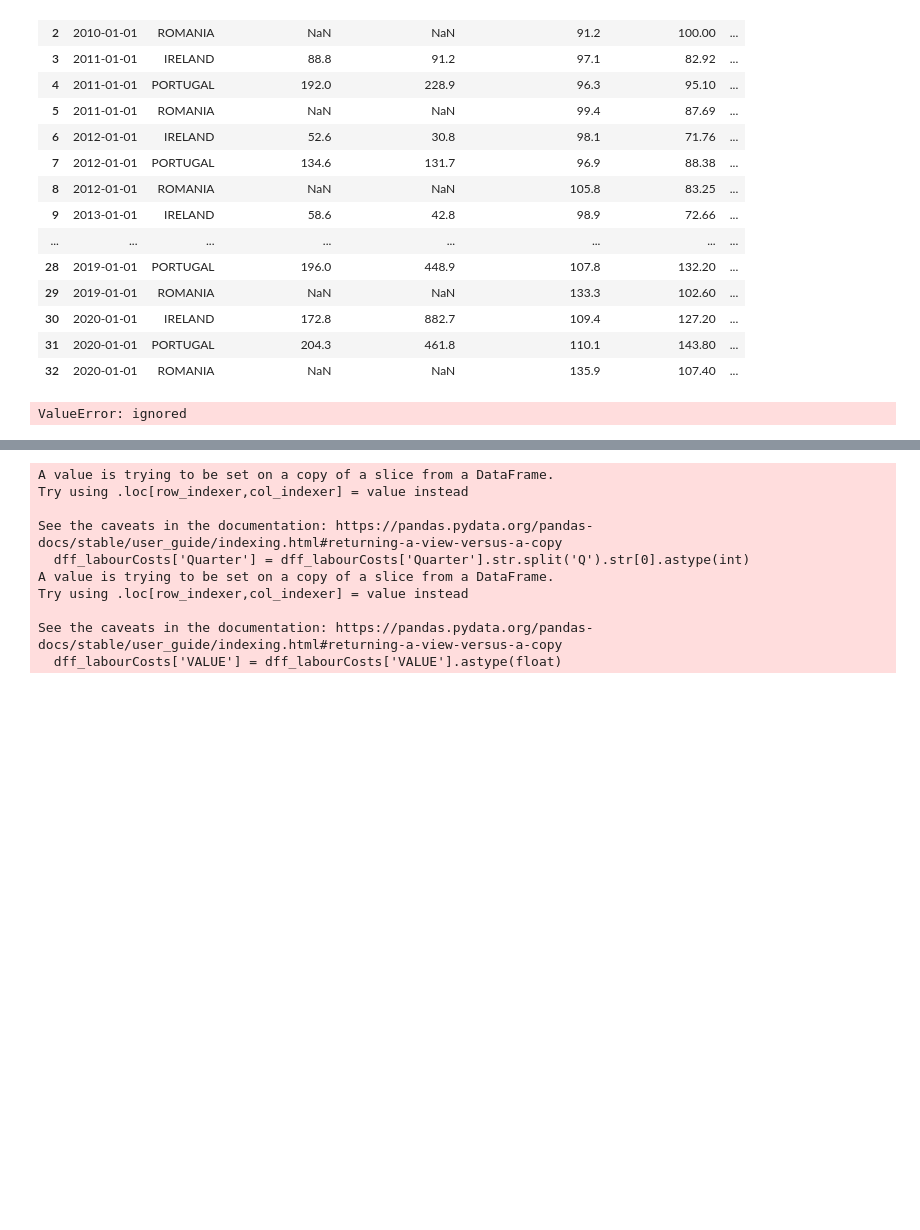
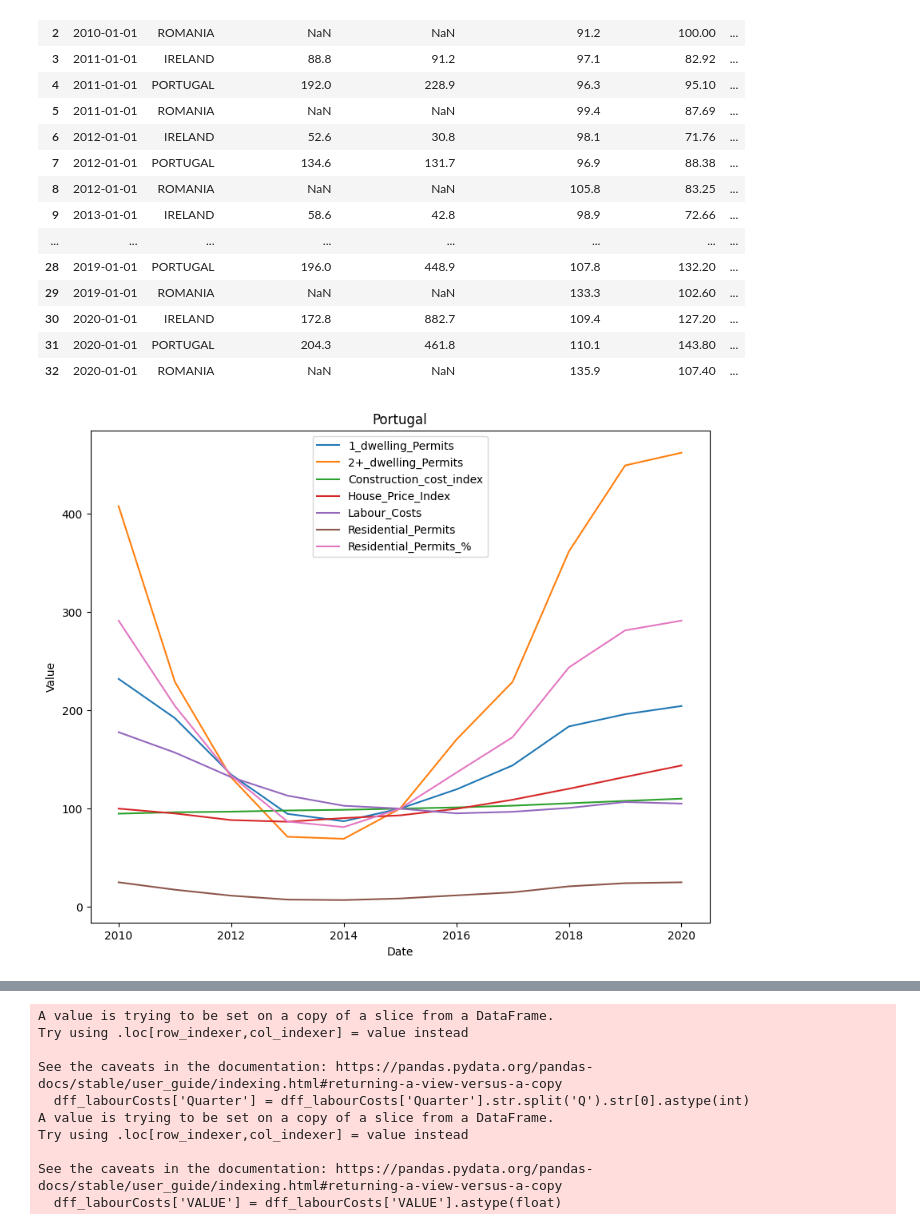
Before and after one commit to sbs23003/CA-Contstruction-Industry, a Jupyter notebook: statistics.ipynb, the cells around one changed output, grey strips where cells are left out. Saved outputs shown, nothing was run; the diff lists cells and outputs as text; code cells hidden in the pictures; blank space fills up the shorter version.

```diff
--- a/statistics.ipynb
+++ b/statistics.ipynb
@@ -144,25 +144,31 @@ df_loc
 | 30 | 2020-01-01 | IRELAND | 172.8 | 882.7 | 109.4 | 127.20 | ... |
 | 31 | 2020-01-01 | PORTUGAL | 204.3 | 461.8 | 110.1 | 143.80 | ... |
 | 32 | 2020-01-01 | ROMANIA | NaN | NaN | 135.9 | 107.40 | ... |
-# %%
-merge_aux5.columns = merge_aux5.columns.str.replace('IRL', 'IRELAND').replace('PT', 'PORTUGAL').replace('RO', 'ROMANIA')
-"""
-melted_df = pd.melt(merge_aux5, id_vars='Date', var_name='Country', value_name='Value')
-melted_df[['Country', 'Indicator']] = melted_df['Country'].str.split(' ', 1, expand=True)
-pivoted_df = melted_df.pivot(index='Date', columns='Indicator', values='Value').reset_index()
-pivoted_df.columns = ['Date', 'House Price Index IRELAND', 'House Price Index PORTUGAL',
-       'House Price Index ROMANIA', 'Residential Permits IRL',
-       'Residential Permits % IRL', '1 dwelling Permits IRL',
-       '2+ dwelling Permits IRL', 'Residential Permits PT',
-       'Residential Permits % PT', '1 dwelling Permits PT',
-       '2+ dwelling Permits PT', 'Residential Permits RO',
-       'Residential Permits % RO', 'Number of Companies IRELAND',
-       'Number of Emplyees IRELAND', 'Number of Companies PORTUGAL',
-       'Number of Emplyees PORTUGAL', 'Number of Companies ROMANIA',
-       'Number of Emplyees ROMANIA', 'Construction cost index IRELAND',
-       'Construction cost index PORTUGAL', 'Construction cost index ROMANIA',
-       'Labour Costs IRELAND', 'Labour Costs PORTUGAL',
-       'Labour Costs ROMANIA']
-"""
-# %% [output]
-ValueError: ignored
+# %%
+import matplotlib.pyplot as plt
+df_loc['Date'] = pd.to_datetime(df_loc['Date']).dt.year
+# Filter the data for Portugal
+portugal_data = df_loc[df_loc['COUNTRY'] == 'PORTUGAL']
+
+# Exclude the 'Date', 'COUNTRY', 'Number_of_Companies', and 'Number_of_Employees' columns from plotting
+columns_to_plot = portugal_data.columns[2:].difference(['Number_of_Companies', 'Number_of_Emplyees'])
+
+# Create the plot
+fig, ax = plt.subplots(figsize=(10, 8))
+
+# Plot each column
+for column in columns_to_plot:
+    ax.plot(portugal_data['Date'], portugal_data[column], label=column)
+
+# Set the title and labels
+ax.set_title('Portugal')
+ax.set_xlabel('Date')
+ax.set_ylabel('Value')
+
+# Add a legend
+ax.legend()
+
+# Show the plot
+plt.show()
+# %% [output]
+[figure, added]
```
Also changed, not shown: parts of 7 cells of this notebook.
